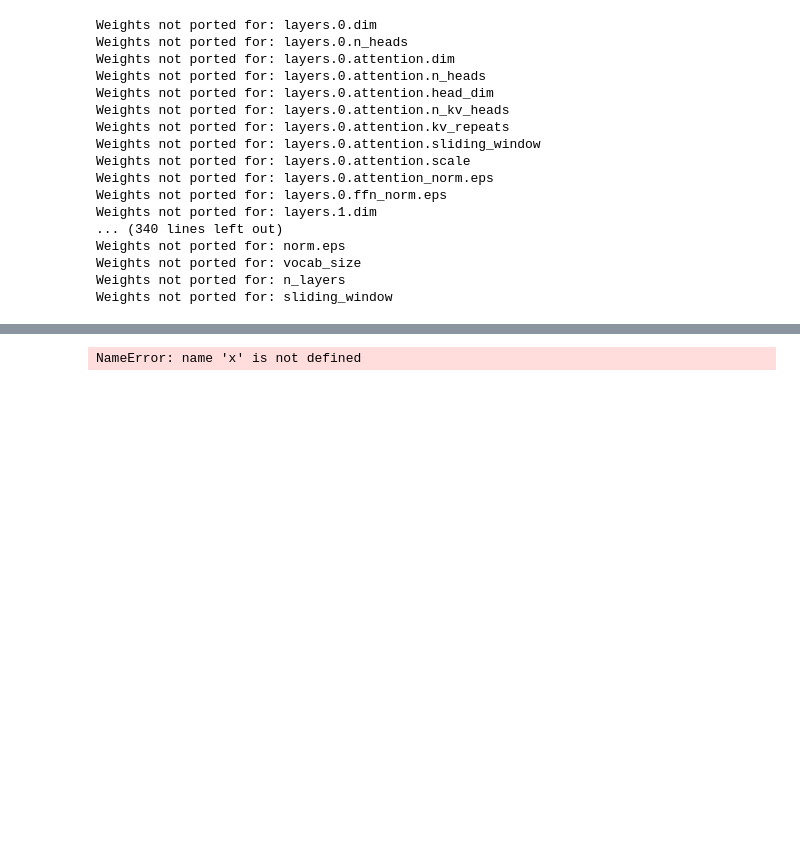
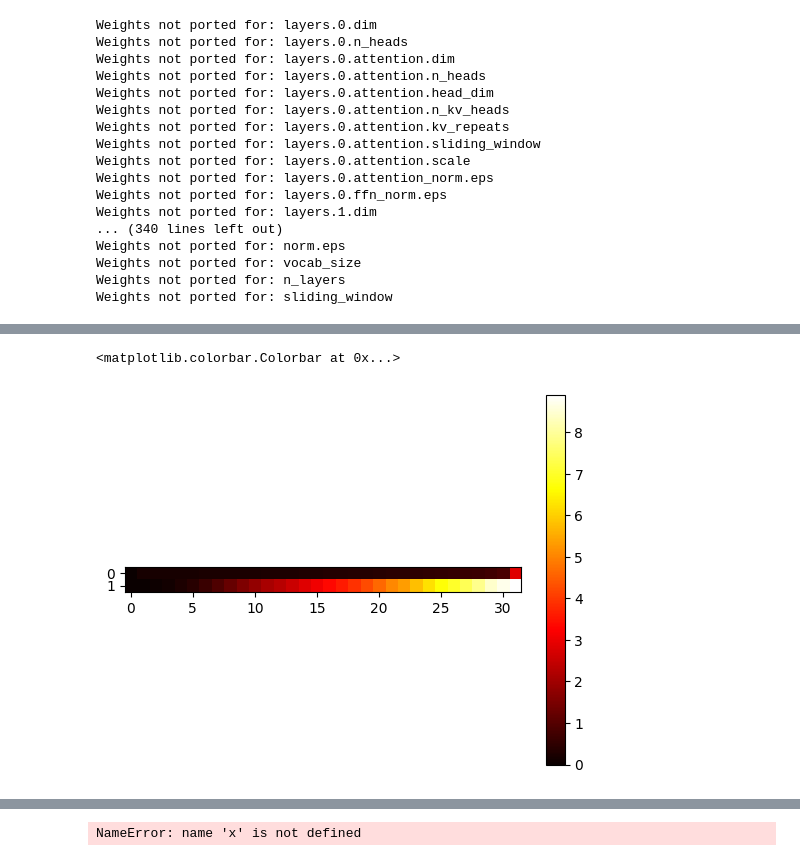
Before and after one commit to npandit0/parallel_transformers, a Jupyter notebook: nbs/xg_nbs/sandbox_no_kv.ipynb, the cells around one changed output, grey strips where cells are left out. Drawn from its saved outputs; the diff is of its cells as text; code cells hidden in the pictures; blank space fills up the shorter version.

```diff
--- a/nbs/xg_nbs/sandbox_no_kv.ipynb
+++ b/nbs/xg_nbs/sandbox_no_kv.ipynb
@@ -578,12 +599,18 @@ vmapped = jax.vmap(partial(model.parallel_call, num_iters=15), in_axes=(0, None,
+# %%
+vmap_seq = jax.vmap(
+    model,
+    in_axes=(0, None, None, None, None),
+)  # vmapped is the name of the model
 # %%
-# can we make it work on this example withou the kv cache?
-# set random seeds, try to get the same output with regular __call__ vs parallel_call
-fake_pos = jnp.array([0, 1, 2, 3, 4], dtype=jnp.int32)
-fake_inp = jnp.asarray([[1,  832,  349,  265, 1369]], dtype=jnp.int32)
+fake_pos = jnp.array([0], dtype=jnp.int32)
+fake_inp = jnp.asarray([[1]], dtype=jnp.int32)
 fake_mask = None
 
-# warmup
-logits = vmapped(fake_inp, cos_freq[fake_pos], sin_freq[fake_pos], fake_pos, fake_mask)
+hist_seq = vmap_seq(
+    fake_inp, cos_freq[fake_pos], sin_freq[fake_pos], fake_pos, fake_mask
+)
+hist_parr = vmapped(fake_inp, cos_freq[fake_pos], sin_freq[fake_pos], fake_pos, fake_mask)
+jnp.save(f"parallel_history_NumIters_{NUM_ITERS}.npy", hist_parr)
 # %% [output]
 starting deer outer loop
 
@@ -596,0 +632,2 @@ KeyboardInterrupt:
+# %%
+jnp.load("logits.npy").shape
@@ -600,0 +644,3 @@ logits.shape
+# %%
+errors_per_iter_and_layer = jnp.mean(jnp.abs((hist_parr[0] - hist_seq).squeeze()), axis=-1)
+print(jnp.shape(errors_per_iter_and_layer))
@@ -600,0 +668,6 @@ logits.shape
+# %%
+plt.imshow(errors_per_iter_and_layer, cmap="hot", interpolation="nearest")
+plt.colorbar()
+# %% [output]
+<matplotlib.colorbar.Colorbar at 0x...>
+[figure, added]
```
Also changed, not shown: parts of 20 cells of this notebook, 1 other file.
